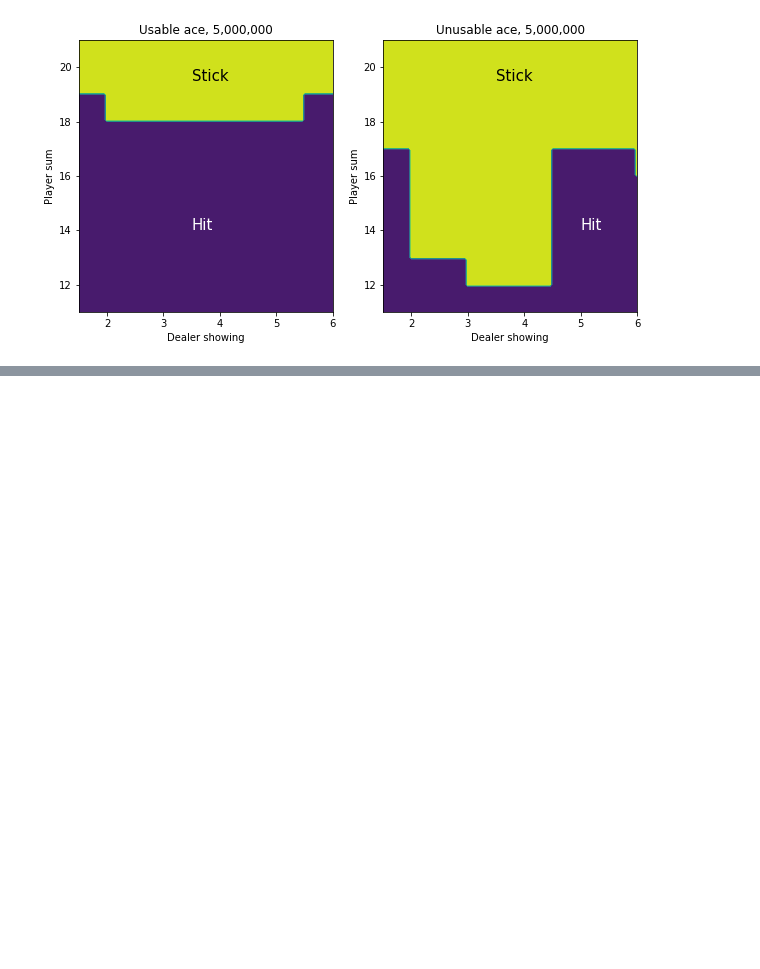
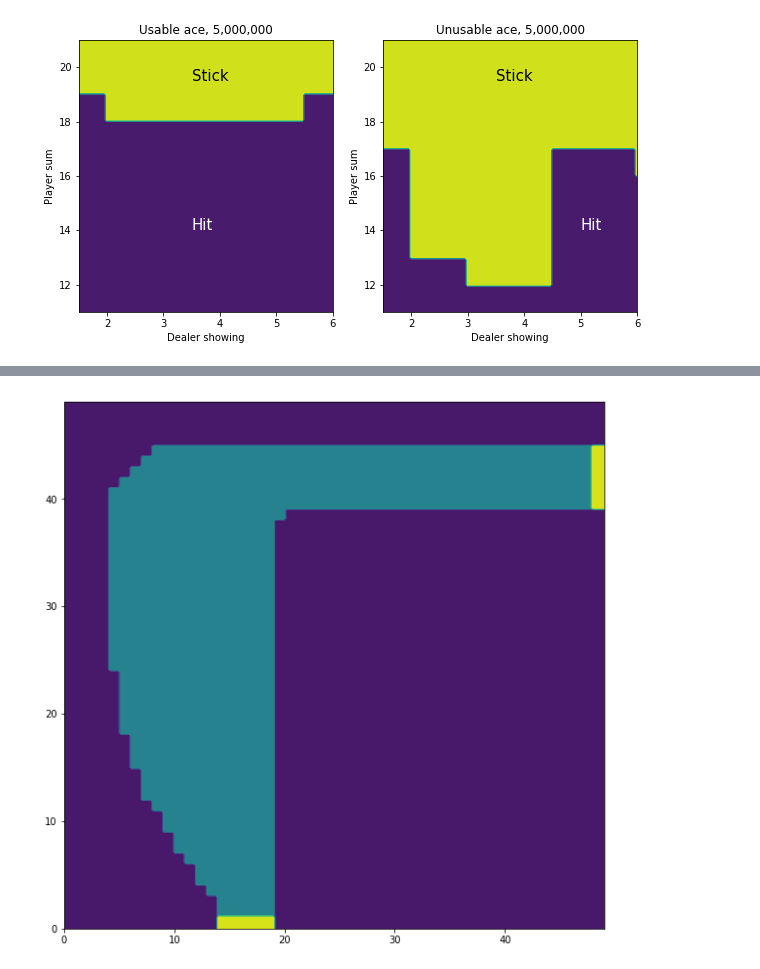
Before and after one commit to kai32/ReinforcementLearning, a Jupyter notebook: chapter 5.ipynb, the cells around one changed output, grey strips where cells are left out. Saved outputs shown, nothing was run; the diff lists cells and outputs as text; code cells hidden in the pictures; blank space fills up the shorter version.

```diff
--- a/chapter 5.ipynb
+++ b/chapter 5.ipynb
@@ -335,0 +593,6 @@ plot_policy(bj_mces_agent.policy)
+# %%
+track = track_env()
+# %%
+track.print_track()
+# %% [output]
+[figure, added]
```
Also changed, not shown: parts of 35 cells of this notebook, 1 other file.
